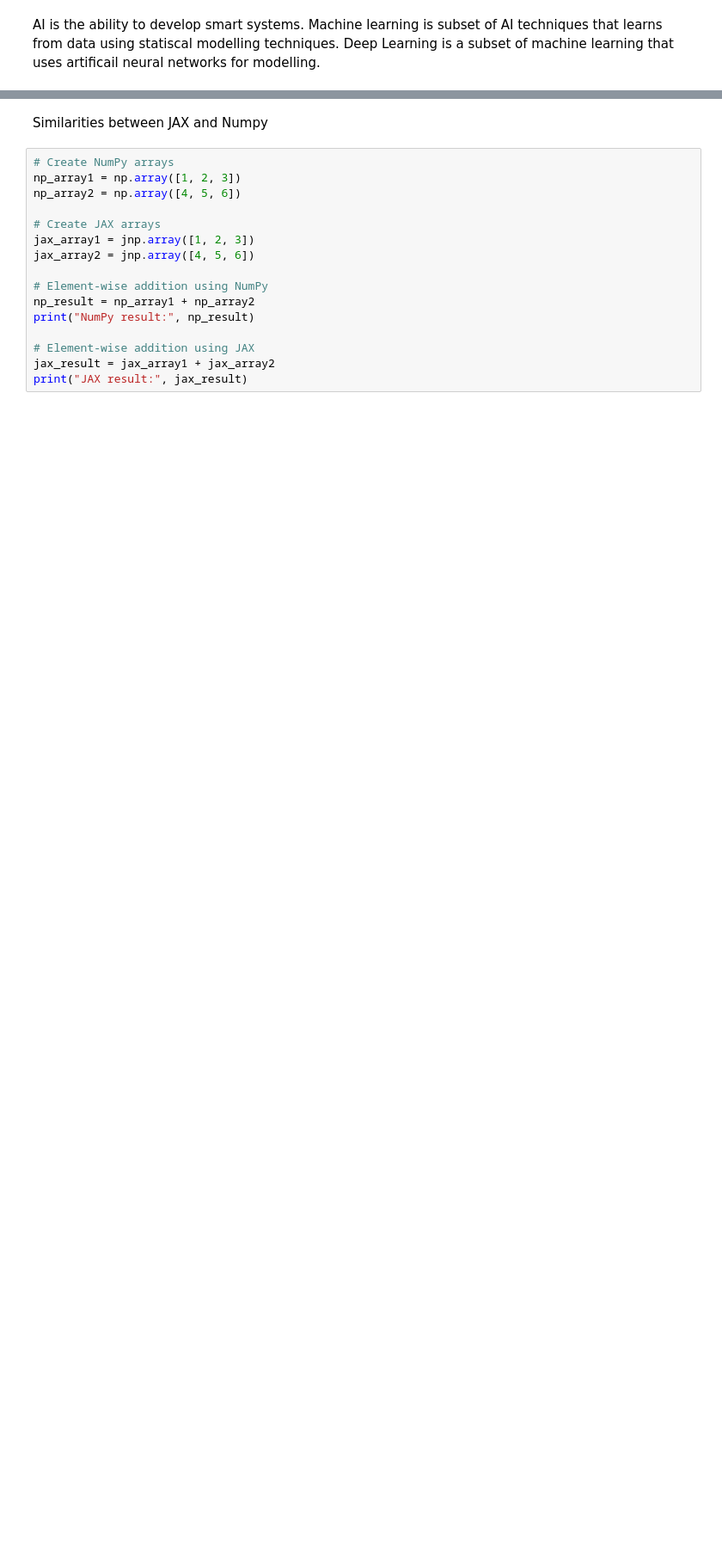
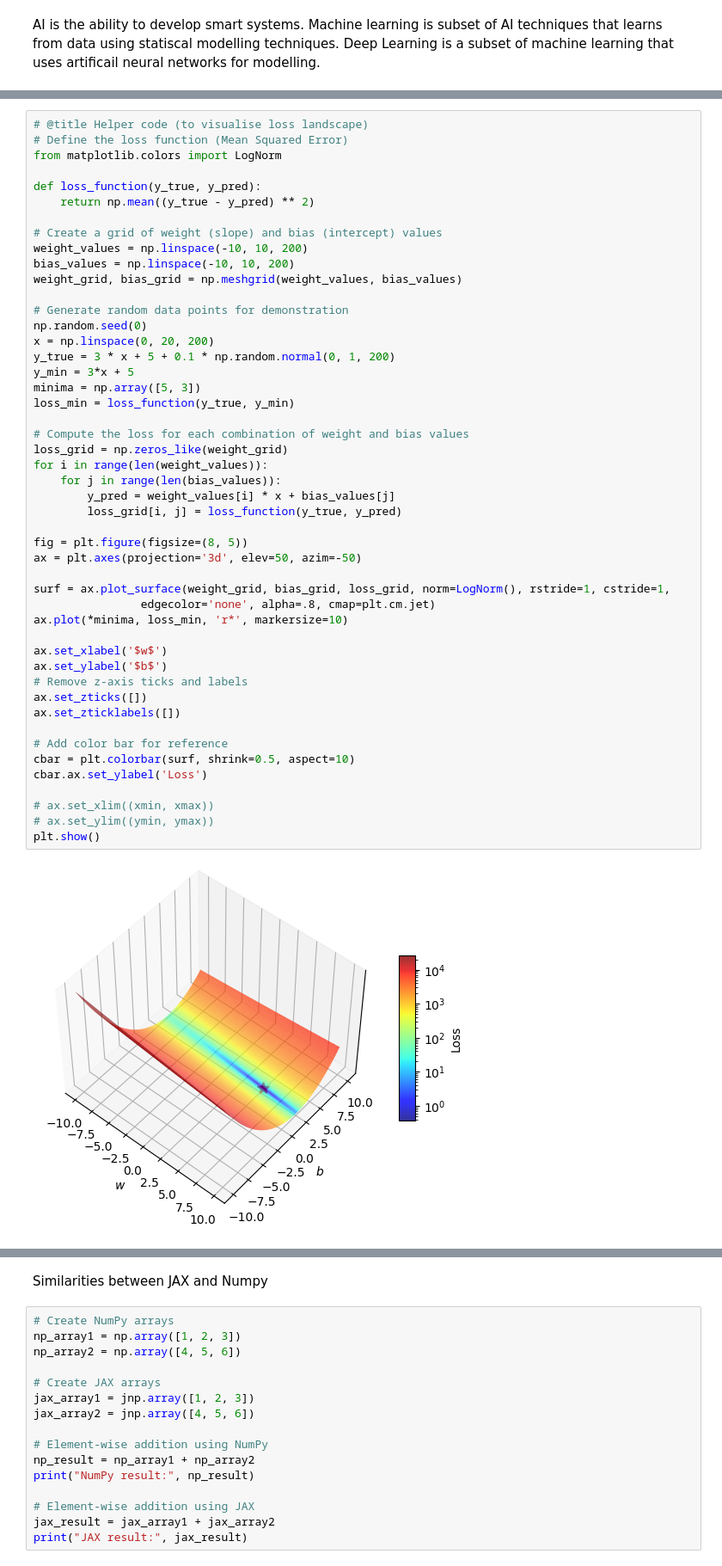
Before and after one commit to deep-learning-indaba/indaba-pracs-2023, a Jupyter notebook: practicals/Intro_ML_English_Prac.ipynb, the cells around one changed output, grey strips where cells are left out. Shown: that part at 86% size. Saved outputs shown, nothing was run; the diff lists cells and outputs as text; blank space fills up the shorter version.

```diff
--- a/practicals/Intro_ML_English_Prac.ipynb
+++ b/practicals/Intro_ML_English_Prac.ipynb
@@ -167,0 +445,50 @@ Throughout this tutorial, we will use the [JAX](https://jax.readthedocs.io/en/la
+# %%
+# @title Helper code (to visualise loss landscape)
+# Define the loss function (Mean Squared Error)
+from matplotlib.colors import LogNorm
+
+def loss_function(y_true, y_pred):
+    return np.mean((y_true - y_pred) ** 2)
+
+# Create a grid of weight (slope) and bias (intercept) values
+weight_values = np.linspace(-10, 10, 200)
+bias_values = np.linspace(-10, 10, 200)
+weight_grid, bias_grid = np.meshgrid(weight_values, bias_values)
+
+# Generate random data points for demonstration
+np.random.seed(0)
+x = np.linspace(0, 20, 200)
+y_true = 3 * x + 5 + 0.1 * np.random.normal(0, 1, 200)
+y_min = 3*x + 5
+minima = np.array([5, 3])
+loss_min = loss_function(y_true, y_min)
+
+# Compute the loss for each combination of weight and bias values
+loss_grid = np.zeros_like(weight_grid)
+for i in range(len(weight_values)):
+    for j in range(len(bias_values)):
+        y_pred = weight_values[i] * x + bias_values[j]
+        loss_grid[i, j] = loss_function(y_true, y_pred)
+
+fig = plt.figure(figsize=(8, 5))
+ax = plt.axes(projection='3d', elev=50, azim=-50)
+
+surf = ax.plot_surface(weight_grid, bias_grid, loss_grid, norm=LogNorm(), rstride=1, cstride=1,
+                edgecolor='none', alpha=.8, cmap=plt.cm.jet)
+ax.plot(*minima, loss_min, 'r*', markersize=10)
+
+ax.set_xlabel('$w$')
+ax.set_ylabel('$b$')
+# Remove z-axis ticks and labels
+ax.set_zticks([])
+ax.set_zticklabels([])
+
+# Add color bar for reference
+cbar = plt.colorbar(surf, shrink=0.5, aspect=10)
+cbar.ax.set_ylabel('Loss')
+
+# ax.set_xlim((xmin, xmax))
+# ax.set_ylim((ymin, ymax))
+plt.show()
+# %% [output]
+[figure, added]
```
Also changed, not shown: parts of 217 cells of this notebook, 1 other file.
